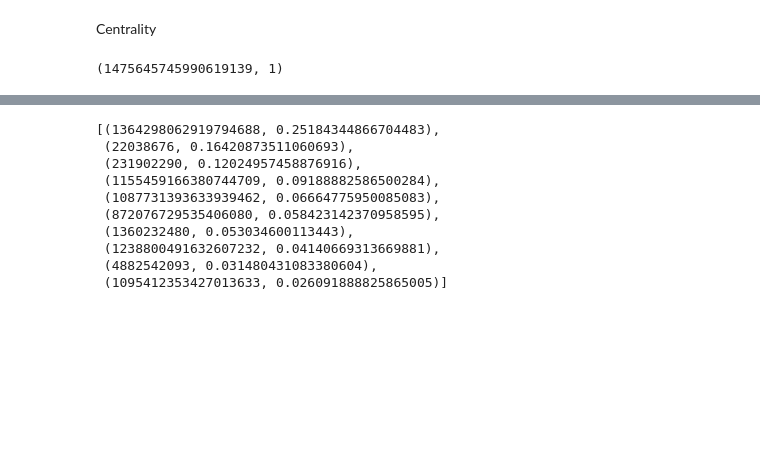
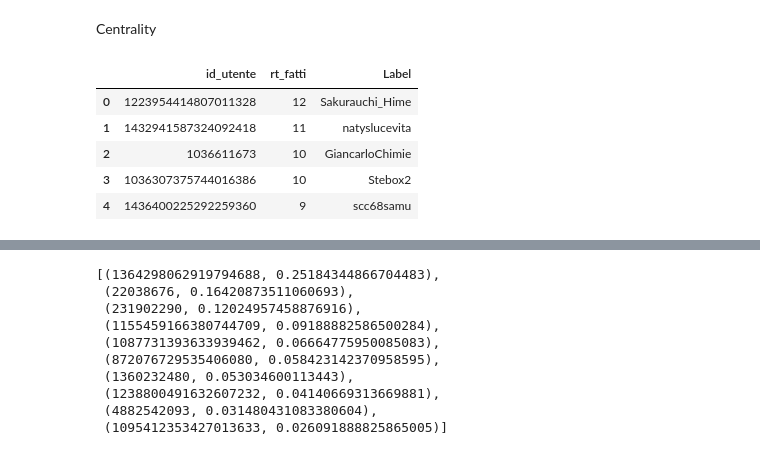
Before and after one commit to ES-git95/SMA-Project, a Jupyter notebook: graph.ipynb, the cells around one changed output, grey strips where cells are left out. Cells and saved outputs as stored; diff of their text form; code cells hidden in the pictures; blank space fills up the shorter version.

```diff
--- a/graph.ipynb
+++ b/graph.ipynb
@@ -349,7 +349,18 @@ Centrality
 # If the network is directed, we have two versions of the measure:
 # in-degree is the number of in-coming links, or the number of predecessor nodes;
 # out-degree is the number of out-going links, or the number of successor nodes.
-# %%
-max(nx.degree(G_directed)
-# %% [output]
-(1475645745990619139, 1)
+# %%
+out_degrees=dict(G_directed.out_degree())
+out_degrees_sort=dict(sorted(out_degrees.items(), key=lambda item: item[1], reverse= True))
+top5_twitters=pd.DataFrame(list(out_degrees_sort.items())[:5],columns=("id_utente","rt_fatti"))
+top5_twitters=pd.merge(top5_twitters,nodes[["Id","Label"]],left_on="id_utente",right_on="Id",how="left")
+top5_twitters.drop("Id",axis=1,inplace=True)
+top5_twitters
+top5_twitters
+# %% [output]
+|  | id_utente | rt_fatti | Label |
+| 0 | 1223954414807011328 | 12 | Sakurauchi_Hime |
+| 1 | 1432941587324092418 | 11 | natyslucevita |
+| 2 | 1036611673 | 10 | GiancarloChimie |
+| 3 | 1036307375744016386 | 10 | Stebox2 |
+| 4 | 1436400225292259360 | 9 | scc68samu |
```
Also changed, not shown: parts of 2 cells of this notebook, 1 other file.
